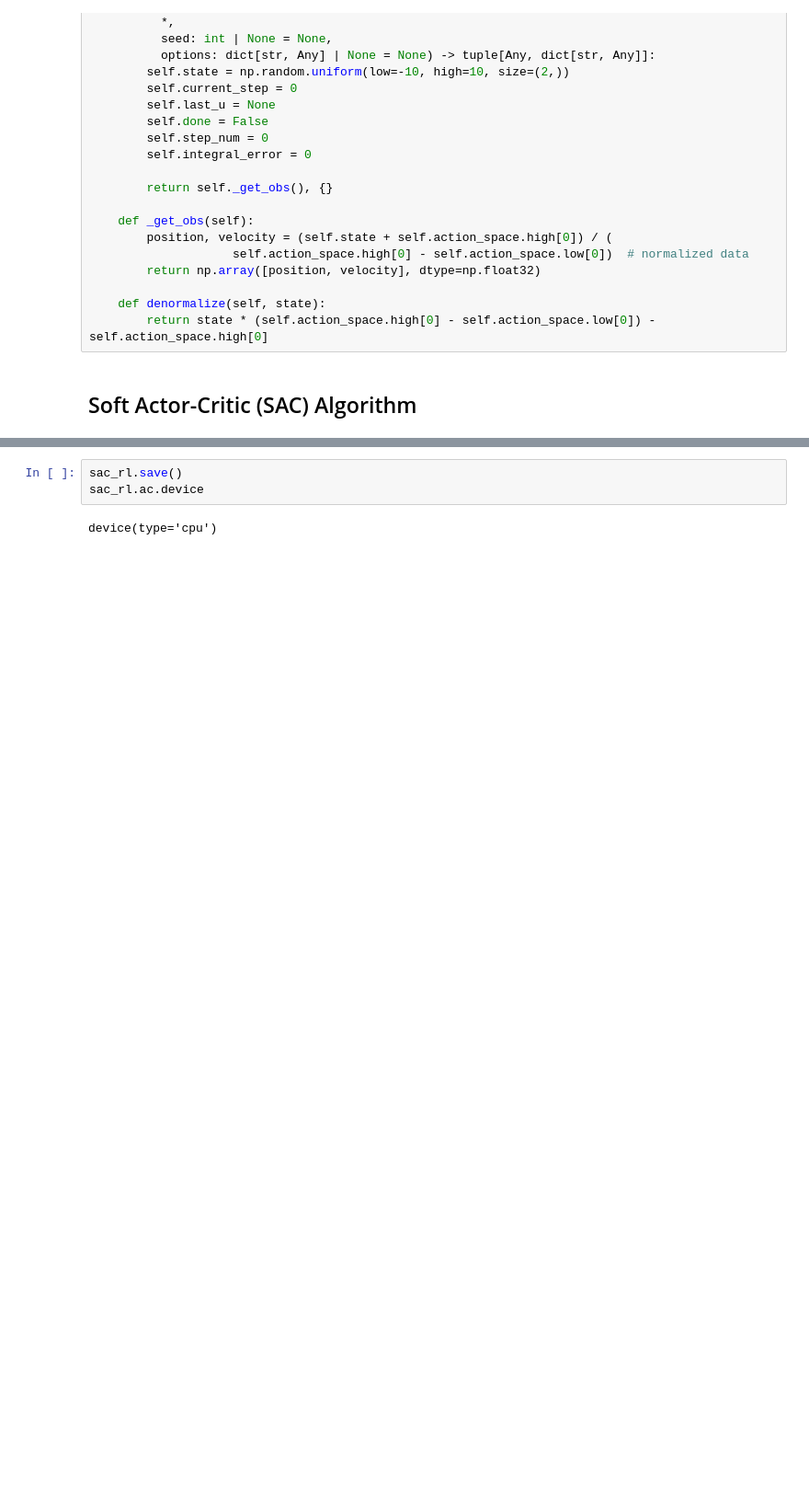
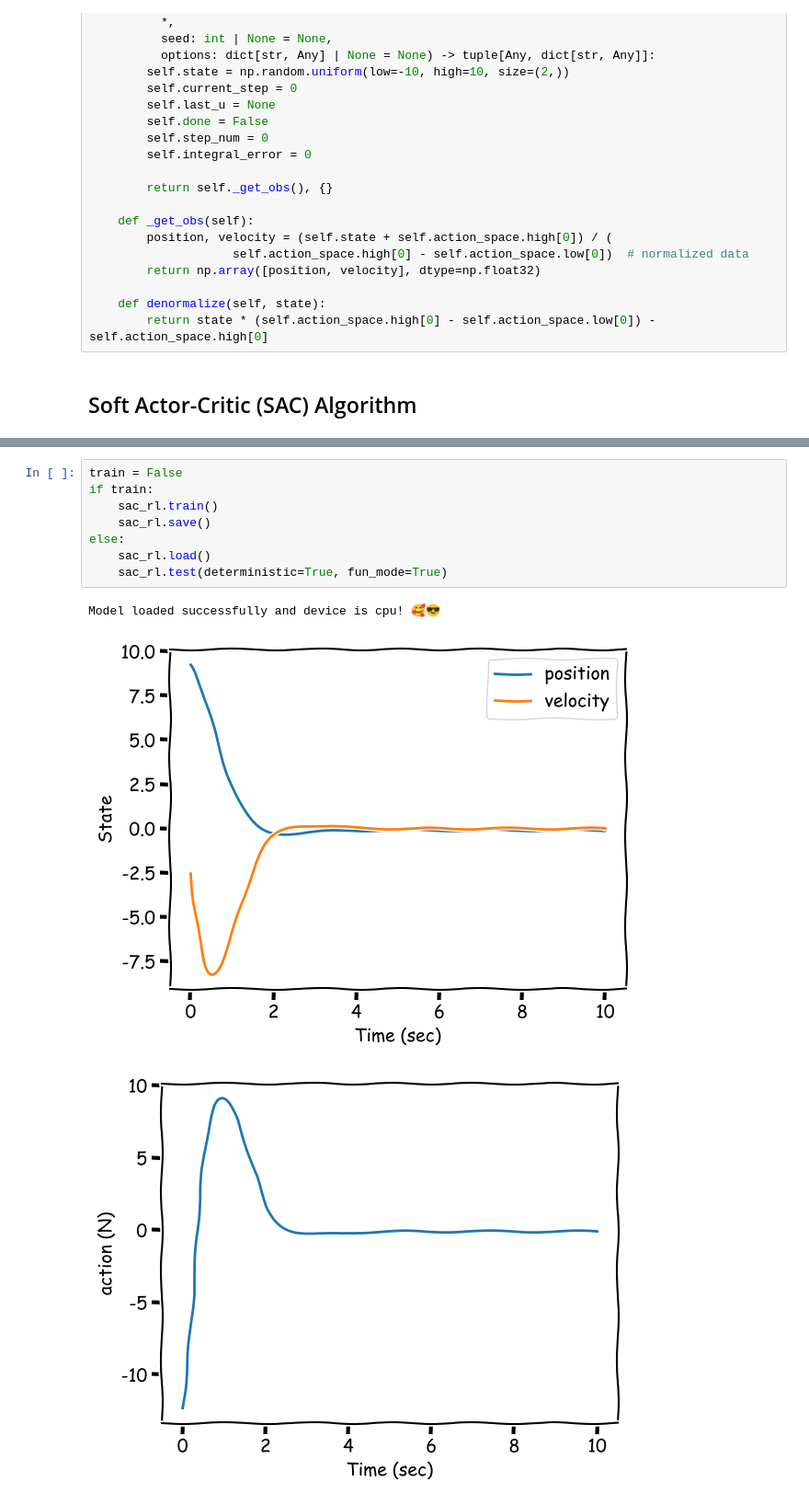
Before and after one commit to alibaniasad1999/master-thesis, a Jupyter notebook: Code/Python/MBK/SAC/SAC_MBK.ipynb, the cells around one changed output, grey strips where cells are left out. Shown at 92% size. Drawn from its saved outputs; the diff is of its cells as text; blank space fills up the shorter version.

```diff
--- a/Code/Python/MBK/SAC/SAC_MBK.ipynb
+++ b/Code/Python/MBK/SAC/SAC_MBK.ipynb
@@ -714,5 +697,12 @@ sac_rl.test(deterministic=True)
 # %%
-sac_rl.save()
-sac_rl.ac.device
+train = False
+if train:
+    sac_rl.train()
+    sac_rl.save()
+else:
+    sac_rl.load()
+    sac_rl.test(deterministic=True, fun_mode=True)
 # %% [output]
-device(type='cpu')
+Model loaded successfully and device is cpu! 🥰😎
+[figure, added]
+[figure, added]
```
Also changed, not shown: parts of 8 cells of this notebook, 6 other files.
